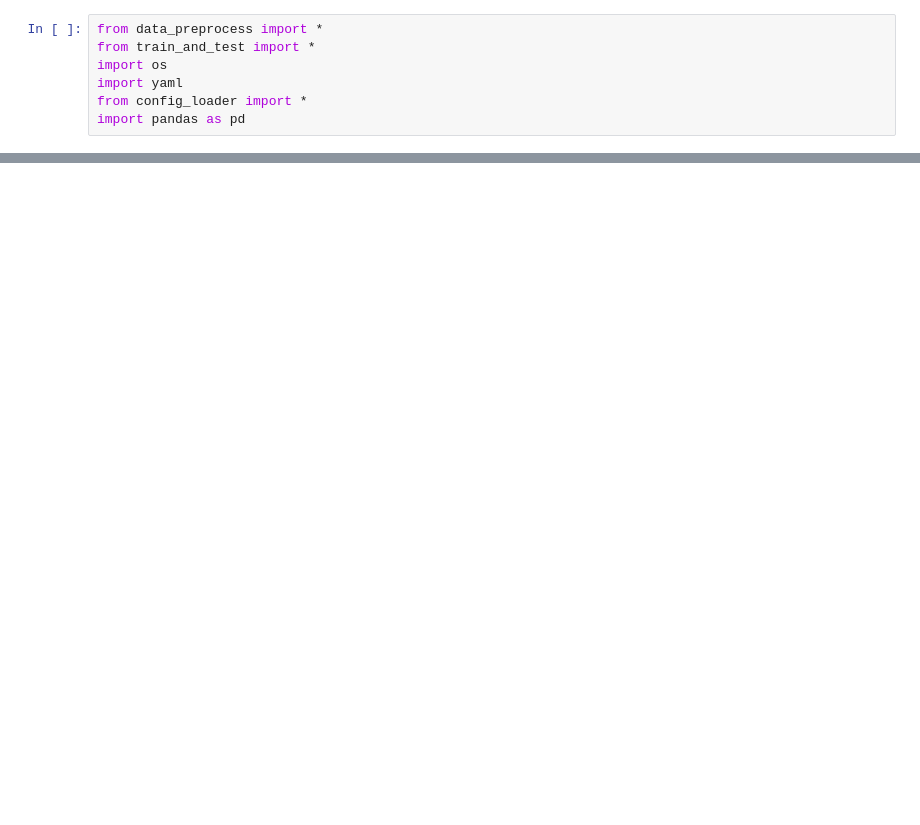
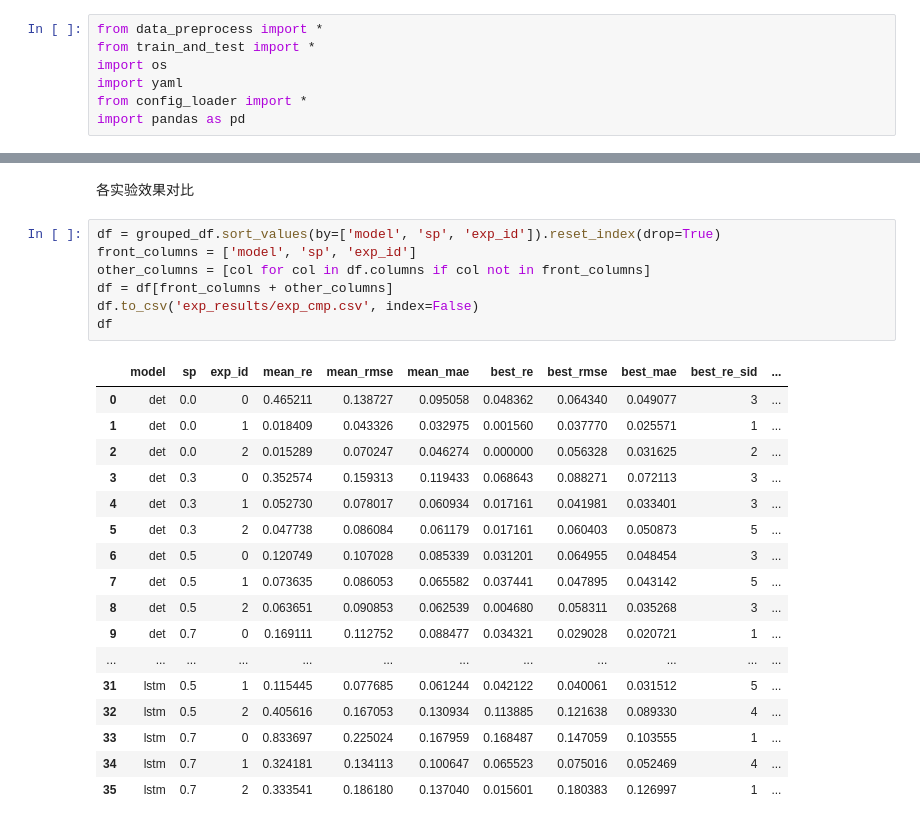
Before and after one commit to ZRui2001/RUL, a Jupyter notebook: plot.ipynb, the cells around one changed output, grey strips where cells are left out. Saved outputs shown, nothing was run; the diff lists cells and outputs as text; blank space fills up the shorter version.

```diff
--- a/plot.ipynb
+++ b/plot.ipynb
@@ -117,0 +142,27 @@ metrics_df
+# %% [markdown]
+各实验效果对比
+# %%
+df = grouped_df.sort_values(by=['model', 'sp', 'exp_id']).reset_index(drop=True)
+front_columns = ['model', 'sp', 'exp_id']
+other_columns = [col for col in df.columns if col not in front_columns]
+df = df[front_columns + other_columns]
+df.to_csv('exp_results/exp_cmp.csv', index=False)
+df
+# %% [output]
+|  | model | sp | exp_id | mean_re | mean_rmse | mean_mae | best_re | best_rmse | best_mae | best_re_sid | ... |
+| 0 | det | 0.0 | 0 | 0.465211 | 0.138727 | 0.095058 | 0.048362 | 0.064340 | 0.049077 | 3 | ... |
+| 1 | det | 0.0 | 1 | 0.018409 | 0.043326 | 0.032975 | 0.001560 | 0.037770 | 0.025571 | 1 | ... |
+| 2 | det | 0.0 | 2 | 0.015289 | 0.070247 | 0.046274 | 0.000000 | 0.056328 | 0.031625 | 2 | ... |
+| 3 | det | 0.3 | 0 | 0.352574 | 0.159313 | 0.119433 | 0.068643 | 0.088271 | 0.072113 | 3 | ... |
+| 4 | det | 0.3 | 1 | 0.052730 | 0.078017 | 0.060934 | 0.017161 | 0.041981 | 0.033401 | 3 | ... |
+| 5 | det | 0.3 | 2 | 0.047738 | 0.086084 | 0.061179 | 0.017161 | 0.060403 | 0.050873 | 5 | ... |
+| 6 | det | 0.5 | 0 | 0.120749 | 0.107028 | 0.085339 | 0.031201 | 0.064955 | 0.048454 | 3 | ... |
+| 7 | det | 0.5 | 1 | 0.073635 | 0.086053 | 0.065582 | 0.037441 | 0.047895 | 0.043142 | 5 | ... |
+| 8 | det | 0.5 | 2 | 0.063651 | 0.090853 | 0.062539 | 0.004680 | 0.058311 | 0.035268 | 3 | ... |
+| 9 | det | 0.7 | 0 | 0.169111 | 0.112752 | 0.088477 | 0.034321 | 0.029028 | 0.020721 | 1 | ... |
+| ... | ... | ... | ... | ... | ... | ... | ... | ... | ... | ... | ... |
+| 31 | lstm | 0.5 | 1 | 0.115445 | 0.077685 | 0.061244 | 0.042122 | 0.040061 | 0.031512 | 5 | ... |
+| 32 | lstm | 0.5 | 2 | 0.405616 | 0.167053 | 0.130934 | 0.113885 | 0.121638 | 0.089330 | 4 | ... |
+| 33 | lstm | 0.7 | 0 | 0.833697 | 0.225024 | 0.167959 | 0.168487 | 0.147059 | 0.103555 | 1 | ... |
+| 34 | lstm | 0.7 | 1 | 0.324181 | 0.134113 | 0.100647 | 0.065523 | 0.075016 | 0.052469 | 4 | ... |
+| 35 | lstm | 0.7 | 2 | 0.333541 | 0.186180 | 0.137040 | 0.015601 | 0.180383 | 0.126997 | 1 | ... |
```
Also changed, not shown: parts of 9 cells of this notebook, 5 other files.
